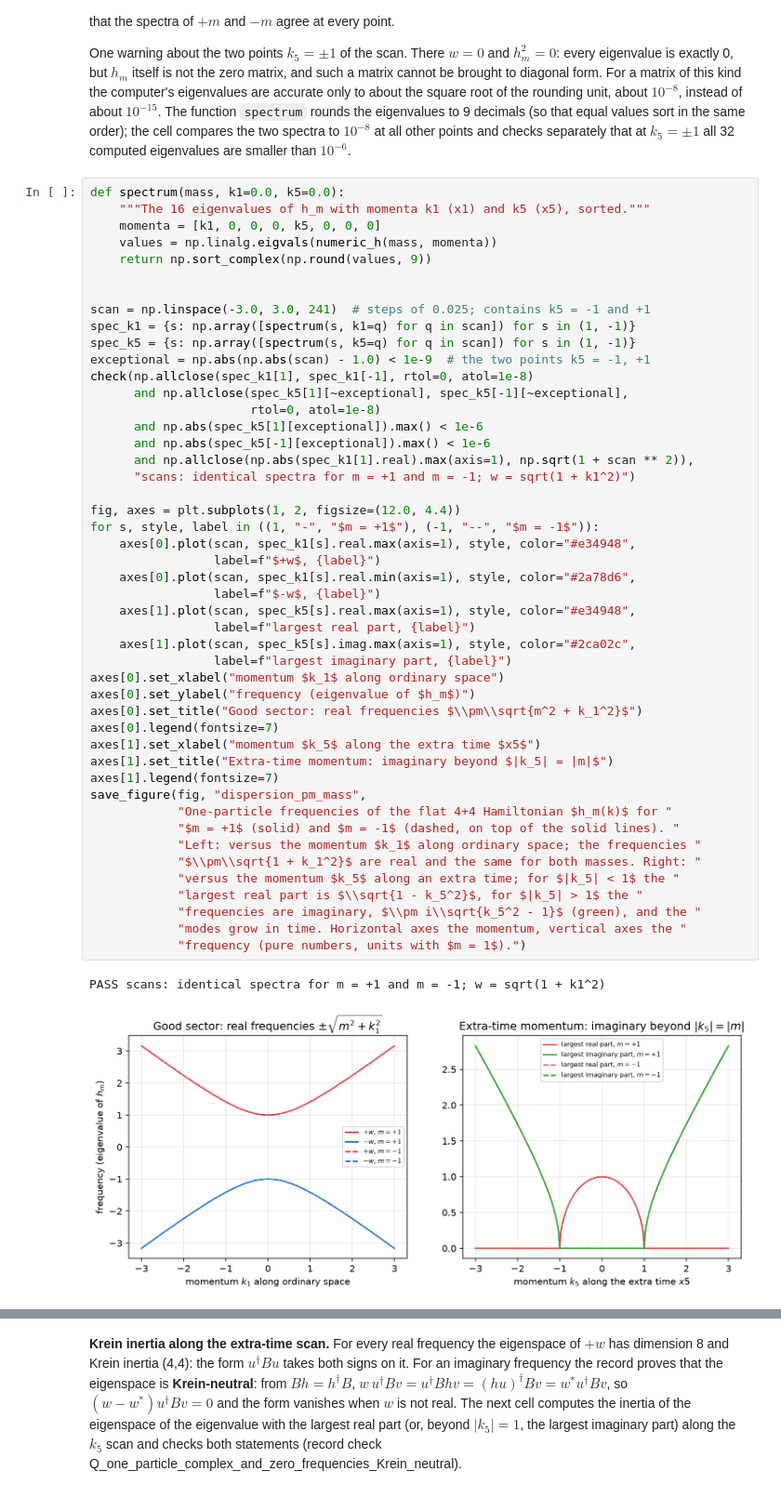
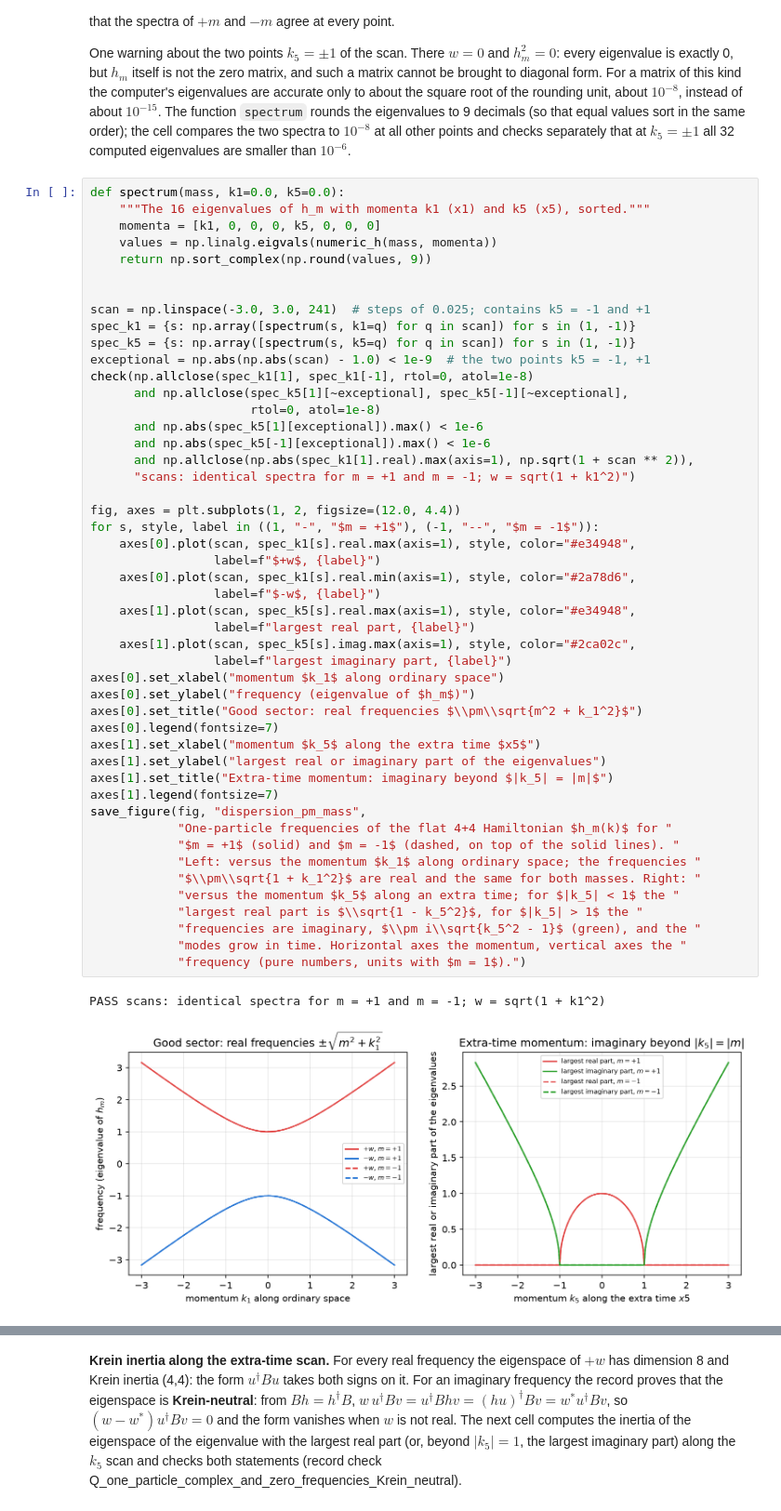
Before and after one commit to once-ere/Dirac_claude, a Jupyter notebook: Revision/textbook/notebooks/21c_quantum_conjugation.ipynb, the cells around one changed output, grey strips where cells are left out. Shown at 93% size. Drawn from its saved outputs; the diff is of its cells as text.

```diff
--- a/Revision/textbook/notebooks/21c_quantum_conjugation.ipynb
+++ b/Revision/textbook/notebooks/21c_quantum_conjugation.ipynb
@@ -1257,34 +1265,35 @@ check(np.allclose(spec_k1[1], spec_k1[-1], rtol=0, atol=1e-8)
 
 fig, axes = plt.subplots(1, 2, figsize=(12.0, 4.4))
 for s, style, label in ((1, "-", "$m = +1$"), (-1, "--", "$m = -1$")):
     axes[0].plot(scan, spec_k1[s].real.max(axis=1), style, color="#e34948",
                  label=f"$+w$, {label}")
     axes[0].plot(scan, spec_k1[s].real.min(axis=1), style, color="#2a78d6",
                  label=f"$-w$, {label}")
     axes[1].plot(scan, spec_k5[s].real.max(axis=1), style, color="#e34948",
                  label=f"largest real part, {label}")
     axes[1].plot(scan, spec_k5[s].imag.max(axis=1), style, color="#2ca02c",
                  label=f"largest imaginary part, {label}")
 axes[0].set_xlabel("momentum $k_1$ along ordinary space")
 axes[0].set_ylabel("frequency (eigenvalue of $h_m$)")
 axes[0].set_title("Good sector: real frequencies $\\pm\\sqrt{m^2 + k_1^2}$")
 axes[0].legend(fontsize=7)
 axes[1].set_xlabel("momentum $k_5$ along the extra time $x5$")
+axes[1].set_ylabel("largest real or imaginary part of the eigenvalues")
 axes[1].set_title("Extra-time momentum: imaginary beyond $|k_5| = |m|$")
 axes[1].legend(fontsize=7)
 save_figure(fig, "dispersion_pm_mass",
             "One-particle frequencies of the flat 4+4 Hamiltonian $h_m(k)$ for "
             "$m = +1$ (solid) and $m = -1$ (dashed, on top of the solid lines). "
             "Left: versus the momentum $k_1$ along ordinary space; the frequencies "
             "$\\pm\\sqrt{1 + k_1^2}$ are real and the same for both masses. Right: "
             "versus the momentum $k_5$ along an extra time; for $|k_5| < 1$ the "
             "largest real part is $\\sqrt{1 - k_5^2}$, for $|k_5| > 1$ the "
             "frequencies are imaginary, $\\pm i\\sqrt{k_5^2 - 1}$ (green), and the "
             "modes grow in time. Horizontal axes the momentum, vertical axes the "
             "frequency (pure numbers, units with $m = 1$).")
 # %% [output]
 PASS scans: identical spectra for m = +1 and m = -1; w = sqrt(1 + k1^2)
-[figure, old version]
+[figure, new version]
 Figure 21c.5 saved as Revision/textbook/figures/21c_5_dispersion_pm_mass.png
 # %% [markdown]
 **Krein inertia along the extra-time scan.** For every real frequency the
```
Also changed, not shown: parts of 8 cells of this notebook, 26 other files.
